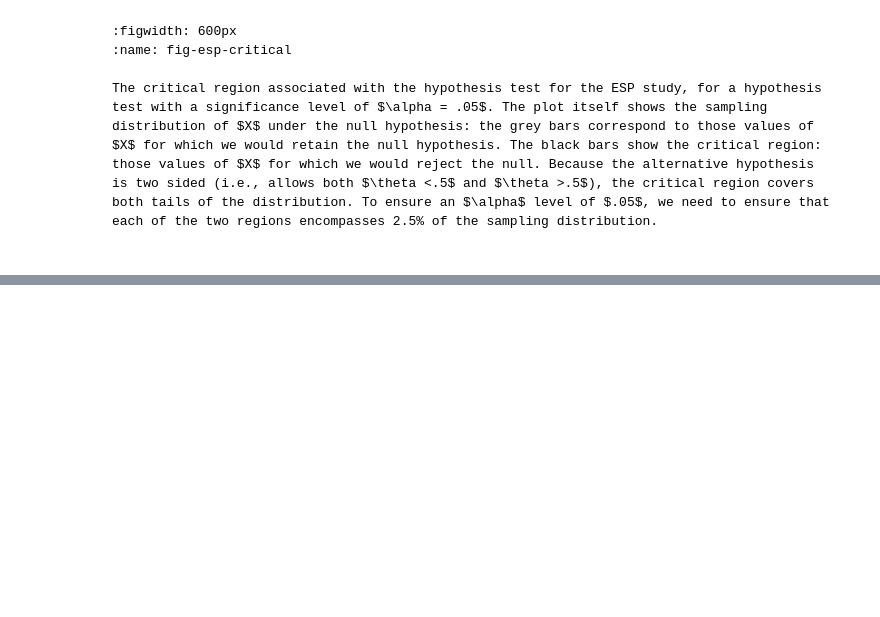
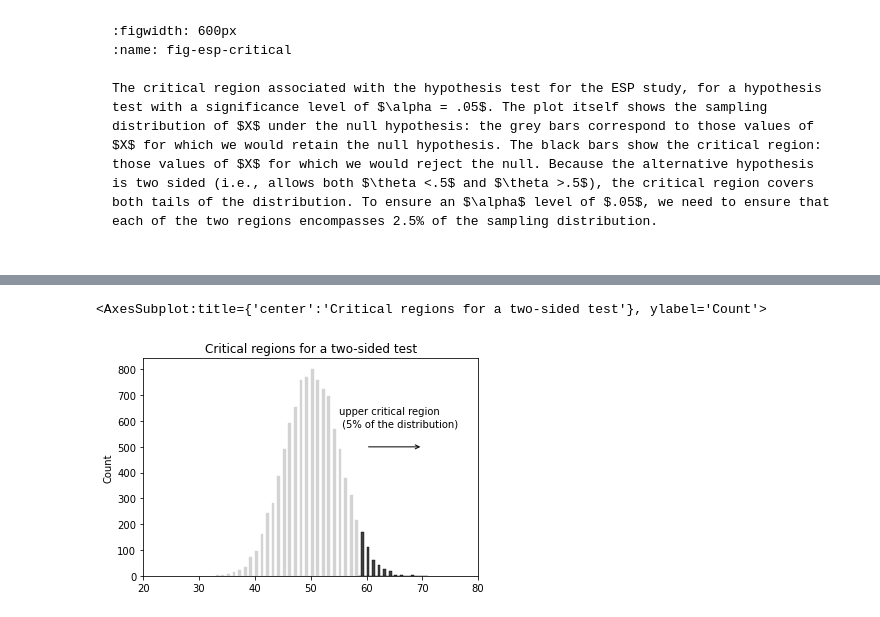
Before and after one commit to ethanweed/pythonbook, a Jupyter notebook: Book/_build/jupyter_execute/04.04-hypothesis-testing.ipynb, the cells around one changed output, grey strips where cells are left out. Drawn from its saved outputs; the diff is of its cells as text; code cells hidden in the pictures; blank space fills up the shorter version.

```diff
--- a/Book/_build/jupyter_execute/04.04-hypothesis-testing.ipynb
+++ b/Book/_build/jupyter_execute/04.04-hypothesis-testing.ipynb
@@ -488,0 +229,28 @@ Later in the book, in Chapter \@ref(bayes), I'll revisit the theory of null hypo
+# %%
+from myst_nb import glue
+from numpy import random
+import matplotlib.pyplot as plt
+import seaborn as sns
+
+# sample from a binomial distribution
+data = random.binomial(n=100, p=.5, size=10000)
+
+# plot distribution and color critical region
+ax = sns.histplot(data, bins=20,binwidth=.5, color="black")
+ax.set_title("Critical regions for a two-sided test")
+
+#ax.annotate("", xy=(40, 500), xytext=(30, 500), arrowprops=dict(arrowstyle="<-"))
+#ax.annotate("lower critical region \n (2.5% of the distribution)", xy=(40, 600), xytext=(22, 580))
+ax.annotate("", xy=(70, 500), xytext=(60, 500), arrowprops=dict(arrowstyle="->"))
+ax.annotate("upper critical region \n (5% of the distribution)", xy=(70, 500), xytext=(55, 580))
+ax.set(xlim=(20,80))
+for p in ax.patches:
+        if p.get_x() <= 58:
+            p.set_color("lightgrey")
+
+
+
+glue("espcritical-onesided-fig", ax, display=False)
+# %% [output]
+<AxesSubplot:title={'center':'Critical regions for a two-sided test'}, ylabel='Count'>
+[figure, added]
```
Also changed, not shown: parts of 21 cells of this notebook, 20 other files.
